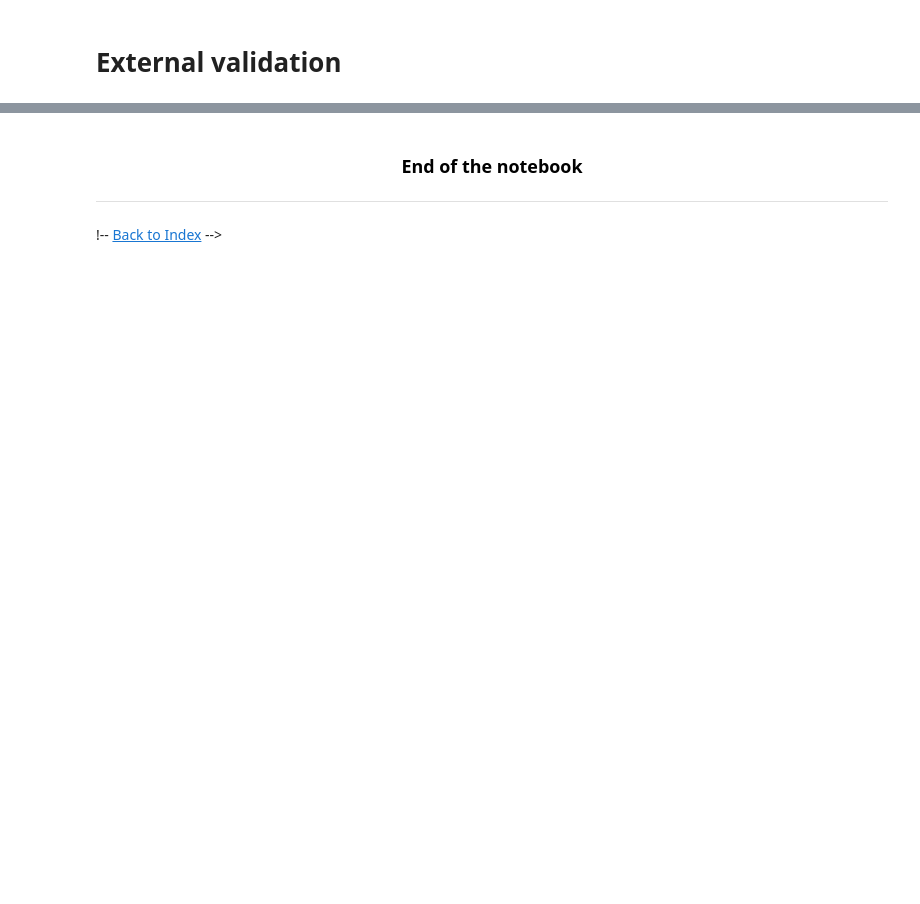
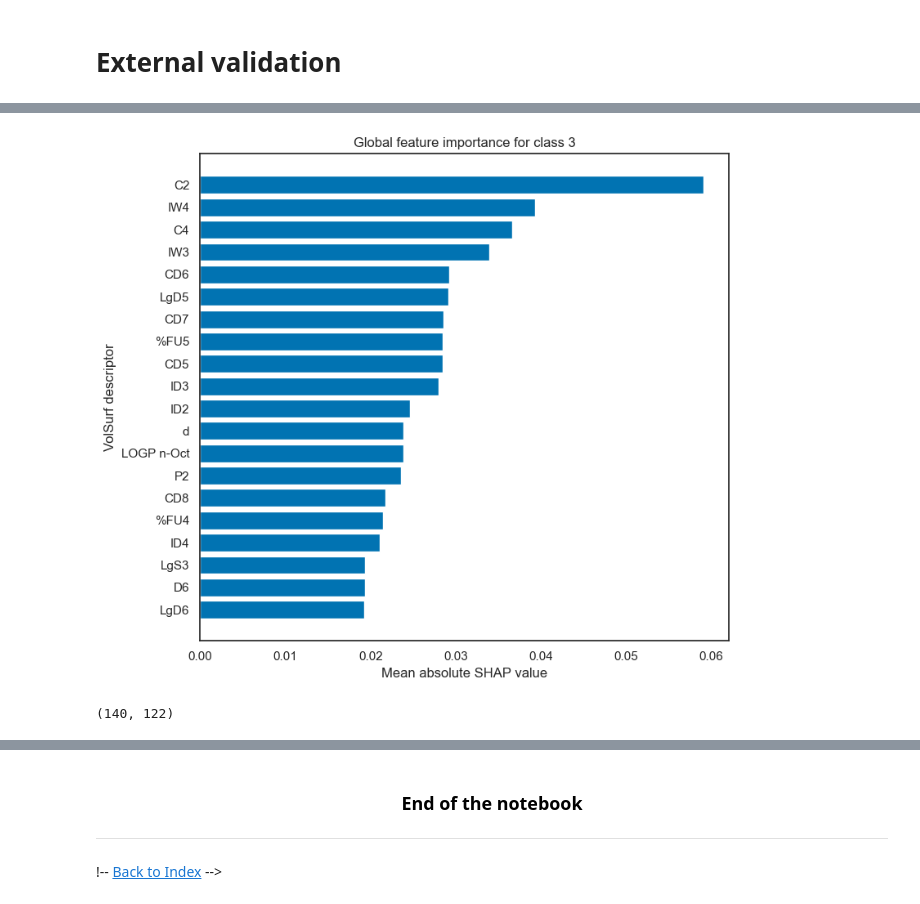
Before and after one commit to gbocci6y/dili-models, a Jupyter notebook: notebooks/dilirank2_tier0_predictions.ipynb, the cells around one changed output, grey strips where cells are left out. Cells and saved outputs as stored; diff of their text form; code cells hidden in the pictures; blank space fills up the shorter version.

Commit message:
Add SHAP analysis

```diff
--- a/notebooks/dilirank2_tier0_predictions.ipynb
+++ b/notebooks/dilirank2_tier0_predictions.ipynb
@@ -69,10 +74,10 @@ dilirank2.shape
 # %%
 training_set = dilirank2[dilirank2["Set"] == "training"]
 training_set.reset_index(drop=True, inplace=True)
-training_set.drop(columns=["Set"]).copy()
+training_set = training_set.drop(columns=["Set"]).copy()
 
 test_set = dilirank2[dilirank2["Set"] == "test"]
 test_set.reset_index(drop=True, inplace=True)
-test_set.drop(columns=["Set"]).copy()
+test_set = test_set.drop(columns=["Set"]).copy()
 
 training_set.shape, test_set.shape
@@ -259,0 +305,9 @@ disp.plot()
+# %%
+sv = model.get_feature_importance(Pool(X_test_scaled, y_test), type="ShapValues")
+
+class3_idx = list(model.classes_).index(3)
+
+shap_class3 = sv[:, class3_idx, :-1]
+
+print("SHAP matrix shape:", shap_class3.shape)
+print("Expected shape:", (len(X_test_scaled), len(volsurf_cols)))
@@ -259,0 +317,13 @@ disp.plot()
+# %%
+global_importance = pd.DataFrame(
+    {
+        "Descriptor": volsurf_cols,
+        "Mean absolute SHAP": np.abs(shap_class3).mean(axis=0),
+    }
+)
+
+global_importance = global_importance.sort_values(
+    "Mean absolute SHAP", ascending=False
+).reset_index(drop=True)
+
+display(global_importance.head(20))
@@ -259,0 +348,23 @@ disp.plot()
+# %%
+top_n = 20
+plot_data = global_importance.head(top_n).sort_values(
+    "Mean absolute SHAP", ascending=True
+)
+
+fig, ax = plt.subplots(figsize=(8, 7))
+
+ax.barh(plot_data["Descriptor"], plot_data["Mean absolute SHAP"])
+
+ax.set_xlabel("Mean absolute SHAP value")
+ax.set_ylabel("VolSurf descriptor")
+ax.set_title("Global feature importance for class 3")
+plt.tight_layout()
+plt.show()
+# %% [output]
+[figure, added]
+# %%
+X_test_df = pd.DataFrame(np.asarray(X_test_scaled), columns=volsurf_cols)
+
+print(X_test_df.shape)
+# %% [output]
+(140, 122)
```
Also changed, not shown: parts of 18 cells of this notebook.
